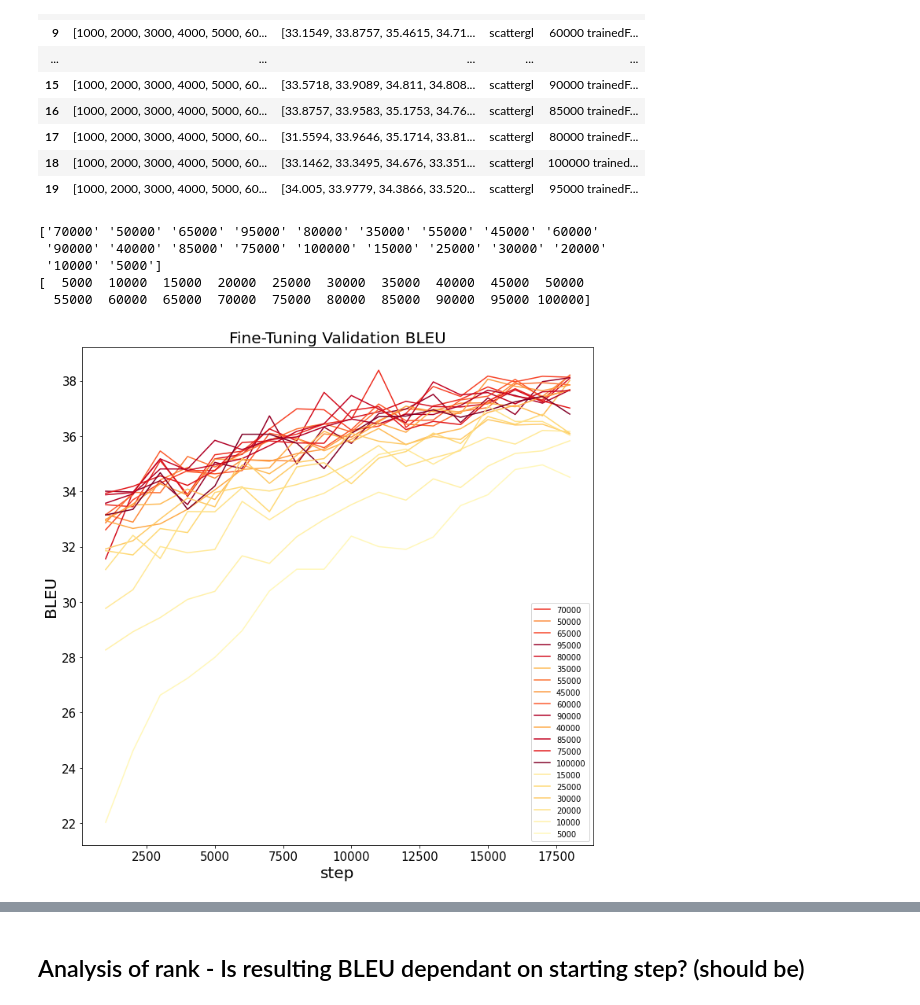
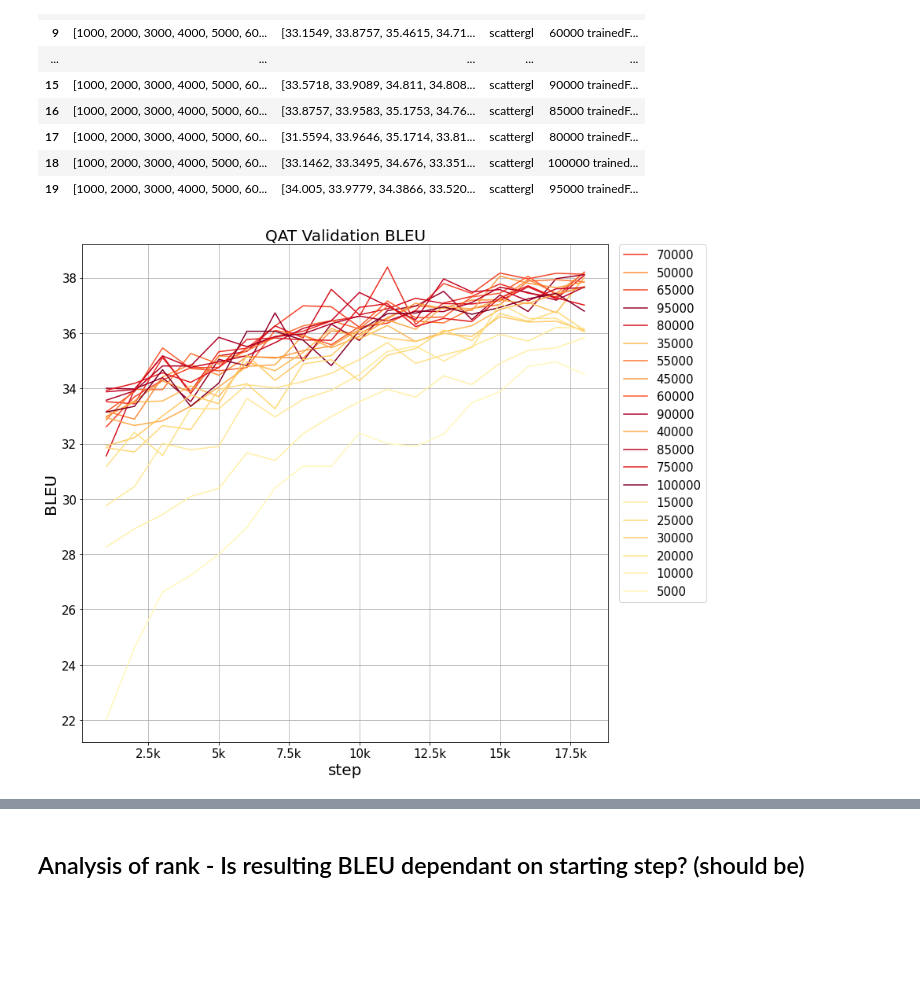
Before and after one commit to marekninja/master-results, a Jupyter notebook: vysledky.ipynb, the cells around one changed output, grey strips where cells are left out. Drawn from its saved outputs; the diff is of its cells as text; code cells hidden in the pictures; blank space fills up the shorter version.

```diff
--- a/vysledky.ipynb
+++ b/vysledky.ipynb
@@ -29,7 +29,9 @@ def are_equal_steps(column):
                 return False
     return True
 # %%
-def create_frame(df, title, name,isLoss: bool =False,stepCols=True,fixRange=None):
+def create_frame(df, title, name,isLoss: bool =False,stepCols=True,fixRange=None,
+                 legendPos: dict= {'bbox_to_anchor':(1.02,1),"borderaxespad":0.},
+                reverseSort: bool = False):
     data = df.copy()
     if not are_equal_steps(data.x):
         print("Set has different steps")
@@ -50,7 +52,9 @@ def create_frame(df, title, name,isLoss: bool =False,stepCols=True,fixRange=None
 
     data = data[data.iloc[-1].sort_values(ascending=False).index] # order
 
-    fig, axs = plt.subplots(figsize=(10,10), tight_layout=True)        # Create an empty matplotlib Figure and Axes
+    plt.close('all')
+#     fig, (axs, ax2) = plt.subplots(1, 2,figsize=(12,10),tight_layout=True)
+    fig, axs = plt.subplots(figsize=(12,10),tight_layout=True) # Create an empty matplotlib Figure and Axes
 #     print(data.columns)
 
     n = len(data.columns)
@@ -60,29 +64,48 @@ def create_frame(df, title, name,isLoss: bool =False,stepCols=True,fixRange=None
     colors = plt.cm.YlOrRd(np.linspace(0,1,n,endpoint=True)[1:])
 
     arr = np.delete(data.columns.values, np.argwhere(data.columns.values == "step"))
-    print(arr)
+#     print(arr)
 
     if stepCols and len(arr) != 1:
         arr = arr.astype('int')
 
     arr.sort()
-    print(arr)
+    if reverseSort:
+        arr = arr[::-1]
+#     print(arr)
     mapping = { str(arr[i]):colors[i] for i in range(len(arr))}
 
-    data.plot.line(x='step',ax=axs, color=mapping)      # Use pandas to put the area plot on the prepared Figure/Axes
+    lines = data.plot.line(x='step',ax=axs, color=mapping)    # Use pandas to put the area plot on the prepared Figure/Axes
 
     ylabel = "BLEU"
     if isLoss:
         ylabel = "Loss"
 
     axs.set_ylabel(ylabel,fontsize=20)
-
     axs.set_xlabel('step',fontsize=20)
     axs.set_title(title,fontsize=20)
     axs.tick_params(axis='both', which='major', labelsize=15)
-#     axs.tick_params(axis='both', which='minor', labelsize=50)
 
-    fig.tight_layout()
+    def formater(x,pos):
+        if x % 1000 == 0:
+            return str(int(x // 1000)) + "k"
+
+        if x % 100 == 0:
+            return str(round(x / 1000,1)) + "k"
+#         lambda x, pos: str(int(x // 1000))+"k" if x % 1000 == 0 else int(x)
+        return x
+
+
+    axs.xaxis.set_major_formatter(formater)
+
+    plt.legend(fontsize=15,**legendPos)
+
+    plt.grid()
+#     fig.subplots_adjust(right=0.5)
+
+
+    plt.tight_layout()
+    plt.show()
     fig.savefig(name,bbox_inches='tight',facecolor='white', transparent=False)
 
     return data
@@ -122,11 +151,6 @@ tune
 | 18 | [1000, 2000, 3000, 4000, 5000, 60... | [33.1462, 33.3495, 34.676, 33.351... | scattergl | 100000 trained... |
 | 19 | [1000, 2000, 3000, 4000, 5000, 60... | [34.005, 33.9779, 34.3866, 33.520... | scattergl | 95000 trainedF... |
 # %%
-_ = create_frame(tune,"Fine-Tuning Validation BLEU",'tradeoff_FT_bleu.png')
+_ = create_frame(tune,"QAT Validation BLEU",'tradeoff_FT_bleu.png')
 # %% [output]
-['70000' '50000' '65000' '95000' '80000' '35000' '55000' '45000' '60000'
- '90000' '40000' '85000' '75000' '100000' '15000' '25000' '30000' '20000'
- '10000' '5000']
-[  5000  10000  15000  20000  25000  30000  35000  40000  45000  50000
-  55000  60000  65000  70000  75000  80000  85000  90000  95000 100000]
-[figure, old version]
+[figure, new version]
```
Also changed, not shown: parts of 23 cells of this notebook, 13 other files.
